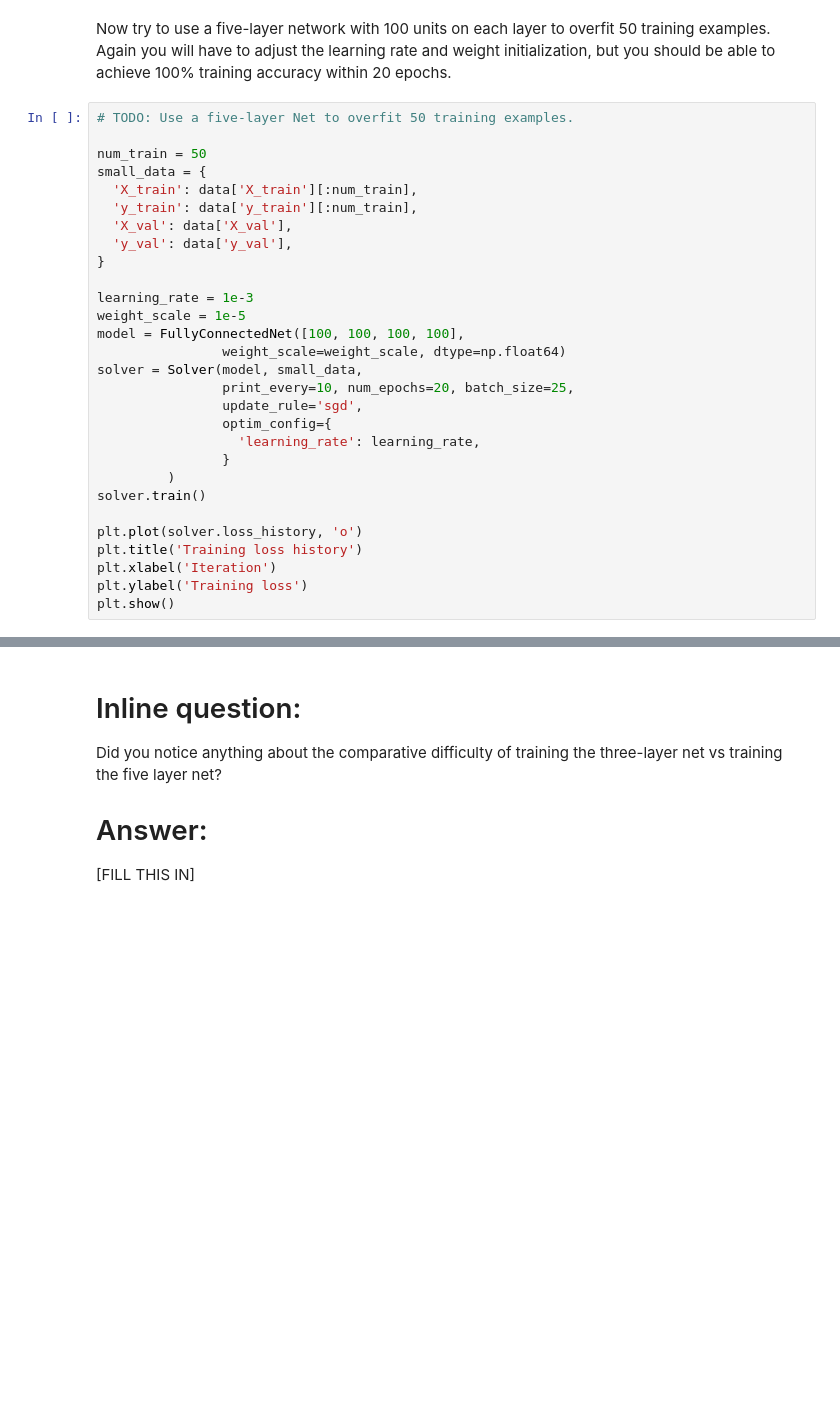
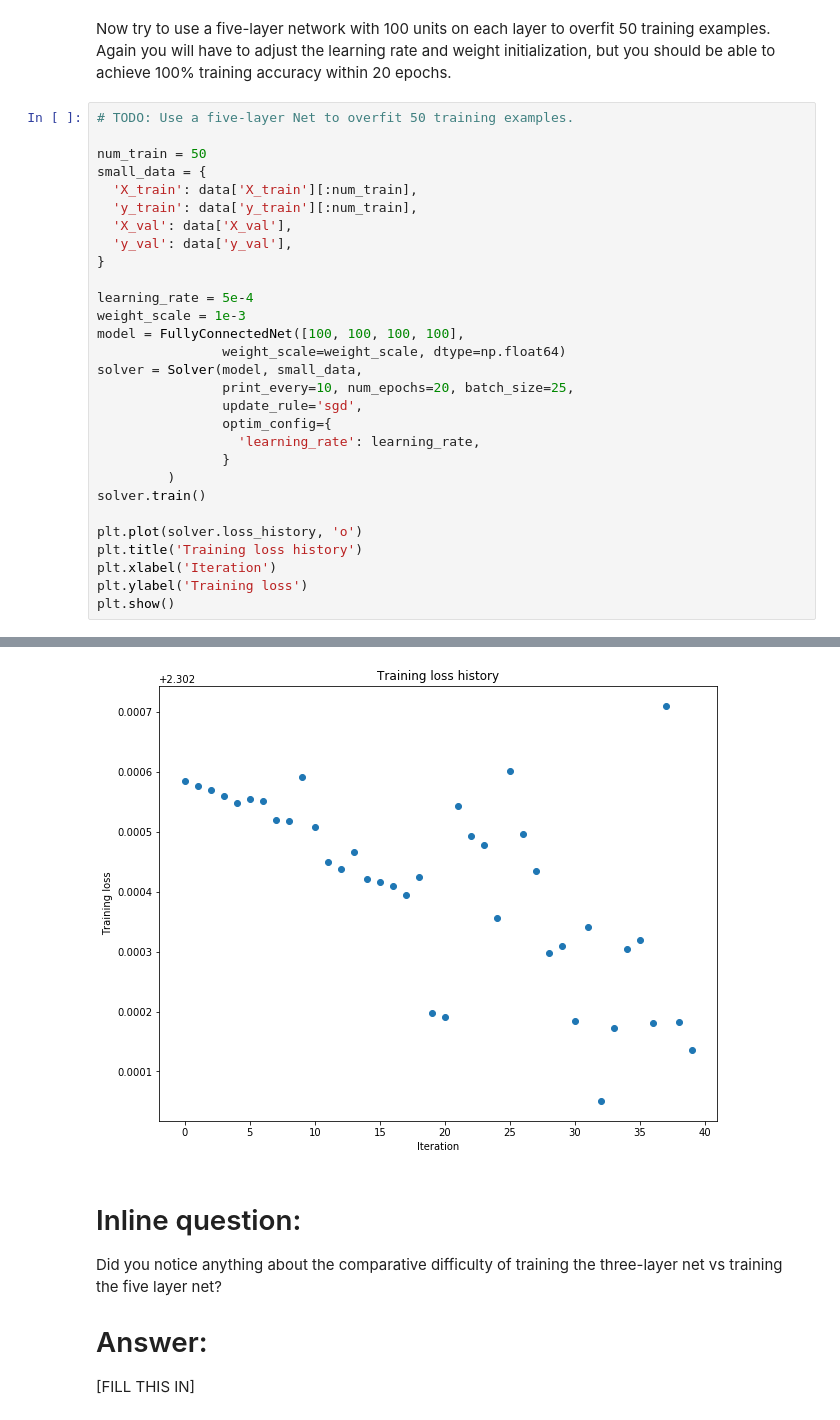
Before and after one commit to YanchengYuan-Paul/CS231N_2017, a Jupyter notebook: assignment2/FullyConnectedNets.ipynb, the cells around one changed output, grey strips where cells are left out. Saved outputs shown, nothing was run; the diff lists cells and outputs as text; blank space fills up the shorter version.

```diff
--- a/assignment2/FullyConnectedNets.ipynb
+++ b/assignment2/FullyConnectedNets.ipynb
@@ -436,8 +472,8 @@ small_data = {
   'y_val': data['y_val'],
 }
 
-learning_rate = 1e-3
-weight_scale = 1e-5
+learning_rate = 5e-4
+weight_scale = 1e-3
 model = FullyConnectedNet([100, 100, 100, 100],
                 weight_scale=weight_scale, dtype=np.float64)
 solver = Solver(model, small_data,
@@ -454,3 +490,4 @@ plt.title('Training loss history')
 plt.xlabel('Iteration')
 plt.ylabel('Training loss')
 plt.show()
+# %% [output]
@@ -457,3 +511,4 @@ plt.show()
+[figure, added]
 # %% [markdown]
 # Inline question:
 Did you notice anything about the comparative difficulty of training the three-layer net vs training the five layer net?
```
Also changed, not shown: parts of 5 cells of this notebook, 1 other file.
